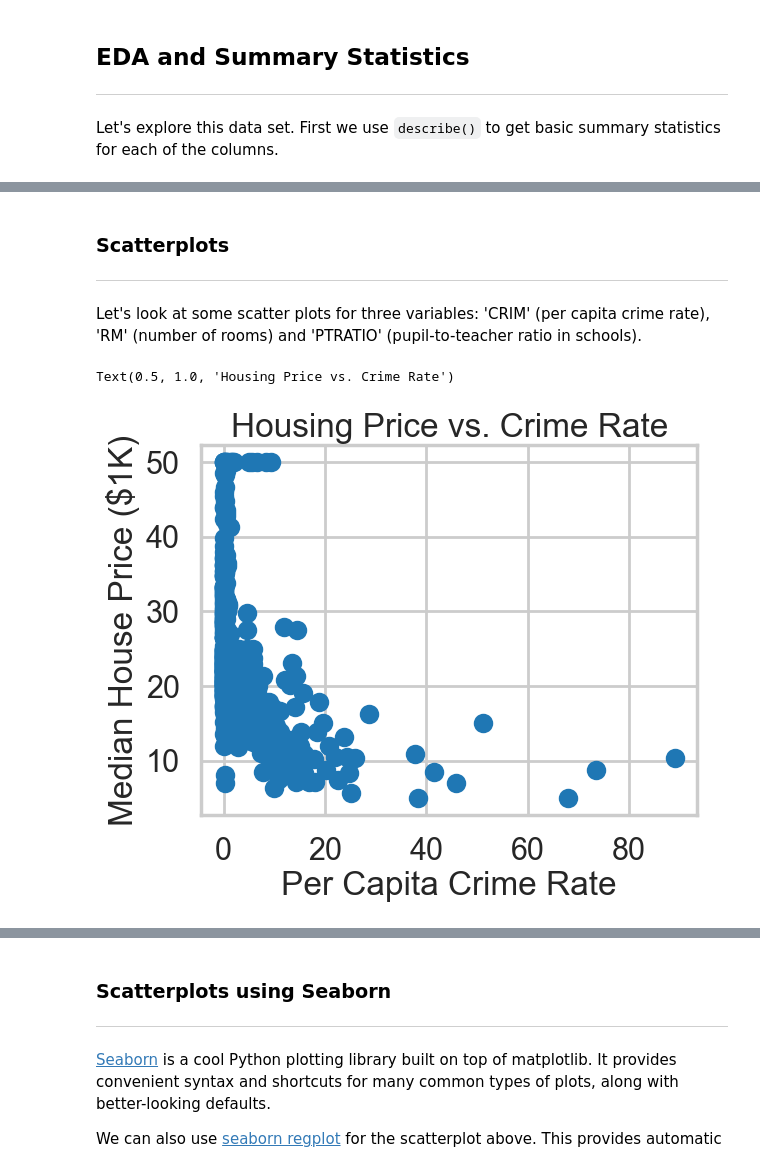
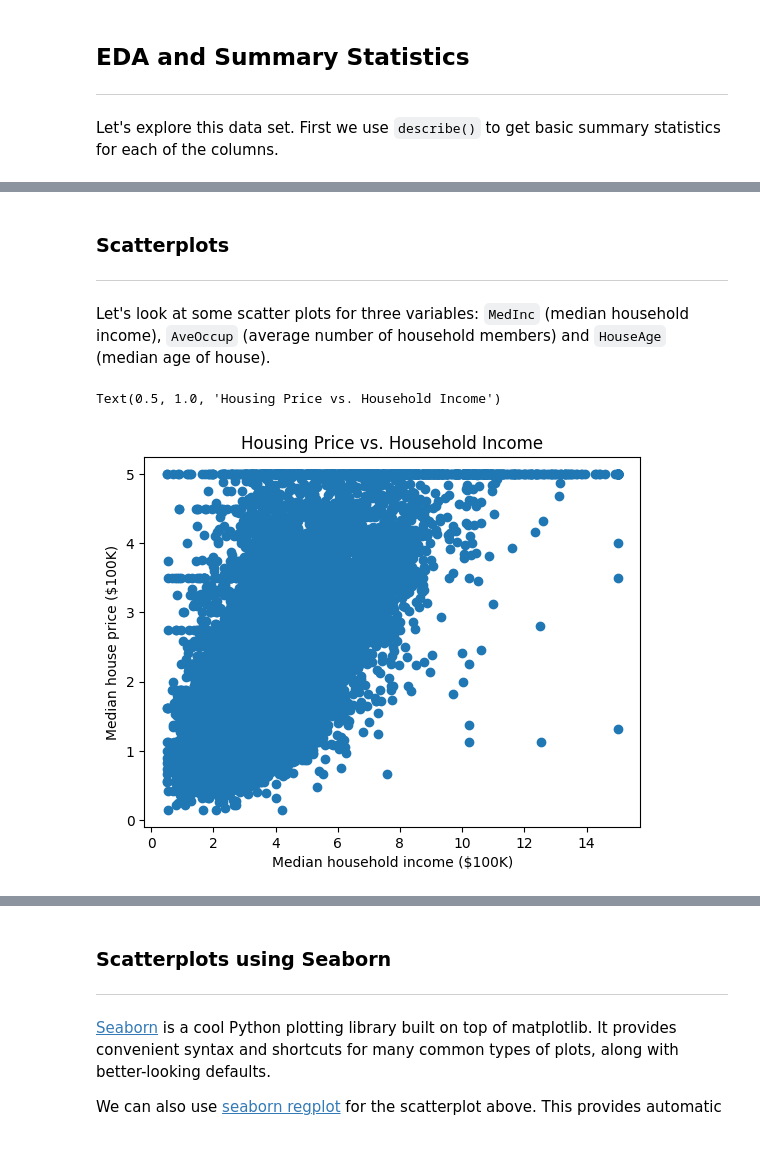
Before and after one commit to kristenvonbecker/ML_bootcamp_projects, a Jupyter notebook: linear_regression/linear_regression.ipynb, the cells around one changed output, grey strips where cells are left out. Drawn from its saved outputs; the diff is of its cells as text; code cells hidden in the pictures.

```diff
--- a/linear_regression/linear_regression.ipynb
+++ b/linear_regression/linear_regression.ipynb
@@ -183 +156,5 @@ boston = load_boston()
+# %%
+from sklearn.datasets import fetch_california_housing
+
+housing = fetch_california_housing()
 # %%
@@ -218,6 +194,6 @@ Boston house prices dataset
 # %% [markdown]
 Now let's explore the data set itself.
 # %%
-bos = pd.DataFrame(boston.data)
-bos.head()
+housing_df = pd.DataFrame(housing.data)
+housing_df.head()
 # %% [output]
@@ -230,6 +206,6 @@ bos.head()
 # %% [markdown]
 There are no column names in the DataFrame. Let's add those.
 # %%
-bos.columns = boston.feature_names
-bos.head()
+housing_df.columns = housing.feature_names
+housing_df.head()
 # %% [output]
@@ -257,0 +224,3 @@ bos.head()
+# %%
+housing_df['Price'] = housing.target
+housing_df.head()
@@ -276,12 +252,12 @@ bos.describe()
 ### Scatterplots
 ***
 
-Let's look at some scatter plots for three variables: 'CRIM' (per capita crime rate), 'RM' (number of rooms) and 'PTRATIO' (pupil-to-teacher ratio in schools).
+Let's look at some scatter plots for three variables: `MedInc` (median household income), `AveOccup` (average number of household members) and `HouseAge` (median age of house).
 # %%
-plt.scatter(bos.CRIM, bos.PRICE)
-plt.xlabel("Per Capita Crime Rate")
-plt.ylabel("Median House Price ($1K)")
-plt.title("Housing Price vs. Crime Rate")
+plt.scatter(housing_df['MedInc'], housing_df['Price'])
+plt.xlabel("Median household income ($100K)")
+plt.ylabel("Median house price ($100K)")
+plt.title("Housing Price vs. Household Income")
 # %% [output]
-Text(0.5, 1.0, 'Housing Price vs. Crime Rate')
+Text(0.5, 1.0, 'Housing Price vs. Household Income')
-[figure, old version]
+[figure, new version]
```
Also changed, not shown: parts of 74 cells of this notebook.
